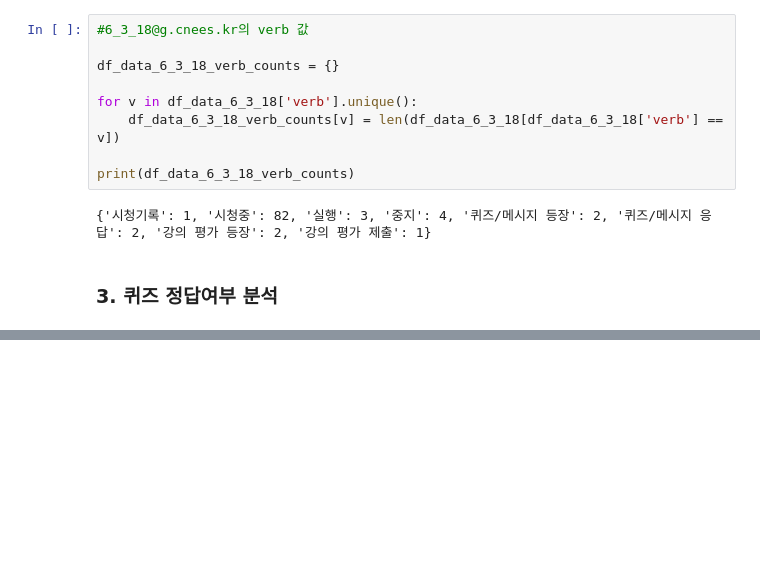
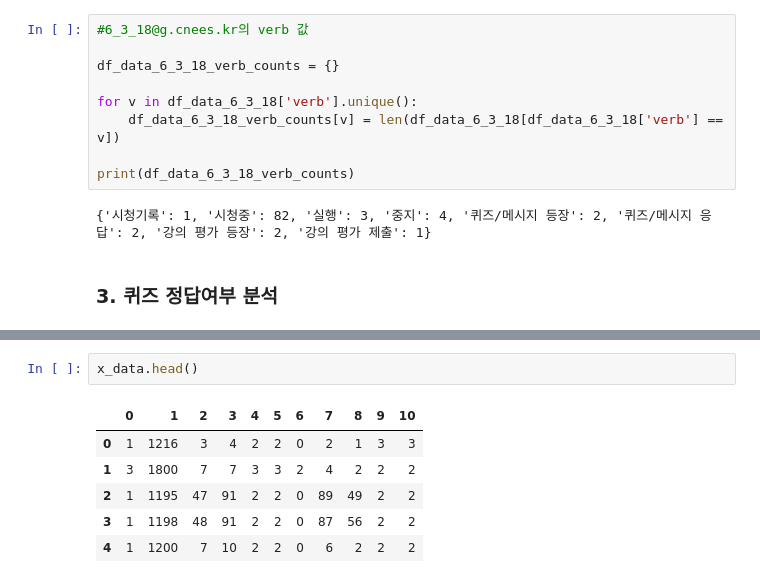
Before and after one commit to codingchild2424/SNURO_xAPI_EDA, a Jupyter notebook: xAPI.ipynb, the cells around one changed output, grey strips where cells are left out. Drawn from its saved outputs; the diff is of its cells as text; blank space fills up the shorter version.

```diff
--- a/xAPI.ipynb
+++ b/xAPI.ipynb
@@ -357,0 +422,9 @@ print(df_data_6_3_18_verb_counts)
+# %%
+x_data.head()
+# %% [output]
+|  | 0 | 1 | 2 | 3 | 4 | 5 | 6 | 7 | 8 | 9 | 10 |
+| 0 | 1 | 1216 | 3 | 4 | 2 | 2 | 0 | 2 | 1 | 3 | 3 |
+| 1 | 3 | 1800 | 7 | 7 | 3 | 3 | 2 | 4 | 2 | 2 | 2 |
+| 2 | 1 | 1195 | 47 | 91 | 2 | 2 | 0 | 89 | 49 | 2 | 2 |
+| 3 | 1 | 1198 | 48 | 91 | 2 | 2 | 0 | 87 | 56 | 2 | 2 |
+| 4 | 1 | 1200 | 7 | 10 | 2 | 2 | 0 | 6 | 2 | 2 | 2 |
```
Also changed, not shown: parts of 15 cells of this notebook.
